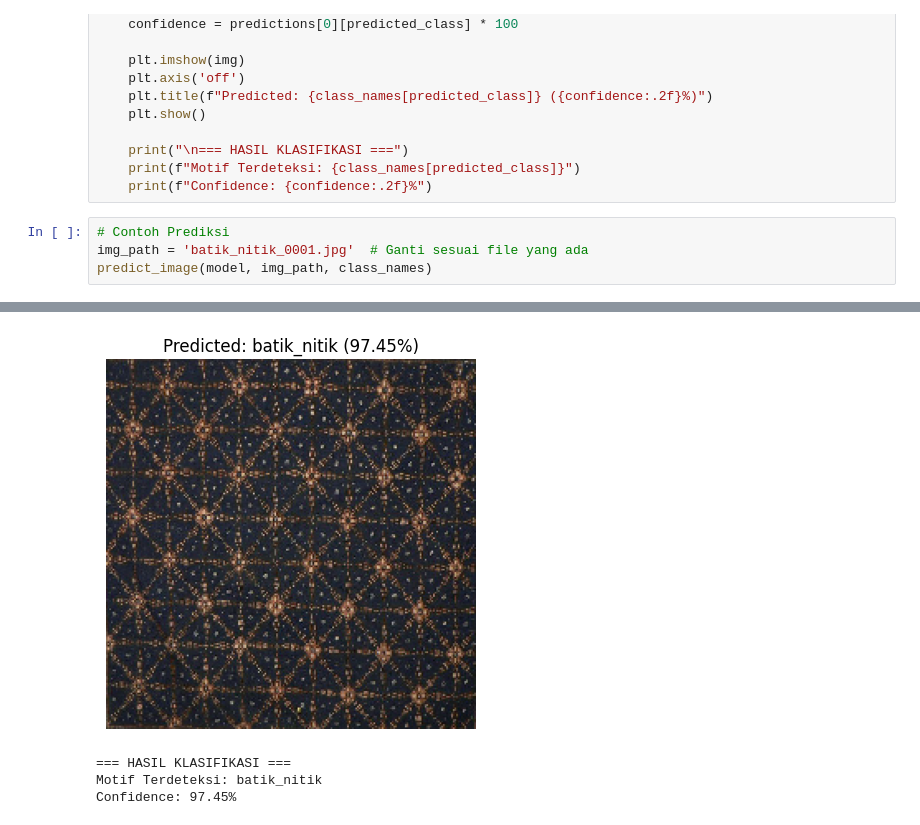
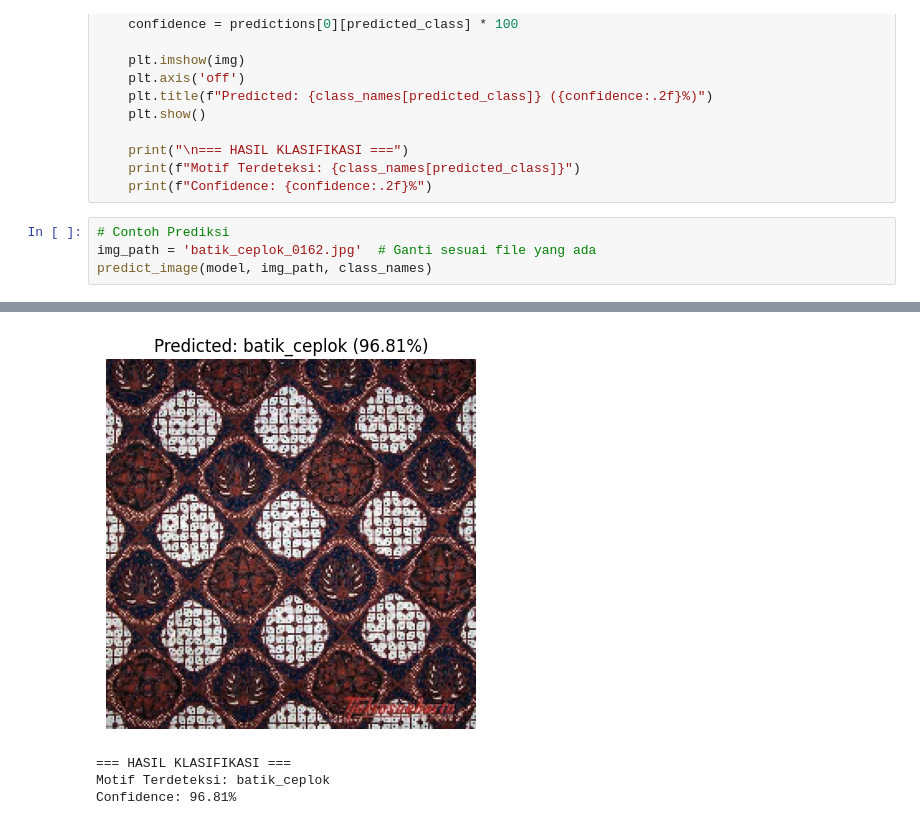
Before and after one commit to novalalgfr/batik_training, a Jupyter notebook: batik_b0.ipynb, the cells around one changed output, grey strips where cells are left out. Cells and saved outputs as stored; diff of their text form.

Commit message:
Add batik_ceplok_0162 image file

```diff
--- a/batik_b0.ipynb
+++ b/batik_b0.ipynb
@@ -185,6 +185,6 @@ def predict_image(model, img_path, class_names):
     print(f"Confidence: {confidence:.2f}%")
 # %%
 # Contoh Prediksi
-img_path = 'batik_nitik_0001.jpg'  # Ganti sesuai file yang ada
+img_path = 'batik_ceplok_0162.jpg'  # Ganti sesuai file yang ada
 predict_image(model, img_path, class_names)
 # %% [output]
@@ -192,4 +192,4 @@ predict_image(model, img_path, class_names)
-[figure, old version]
+[figure, new version]
 === HASIL KLASIFIKASI ===
-Motif Terdeteksi: batik_nitik
-Confidence: 97.45%
+Motif Terdeteksi: batik_ceplok
+Confidence: 96.81%
```
Also changed, not shown: parts of 1 cell of this notebook, 1 other file.
